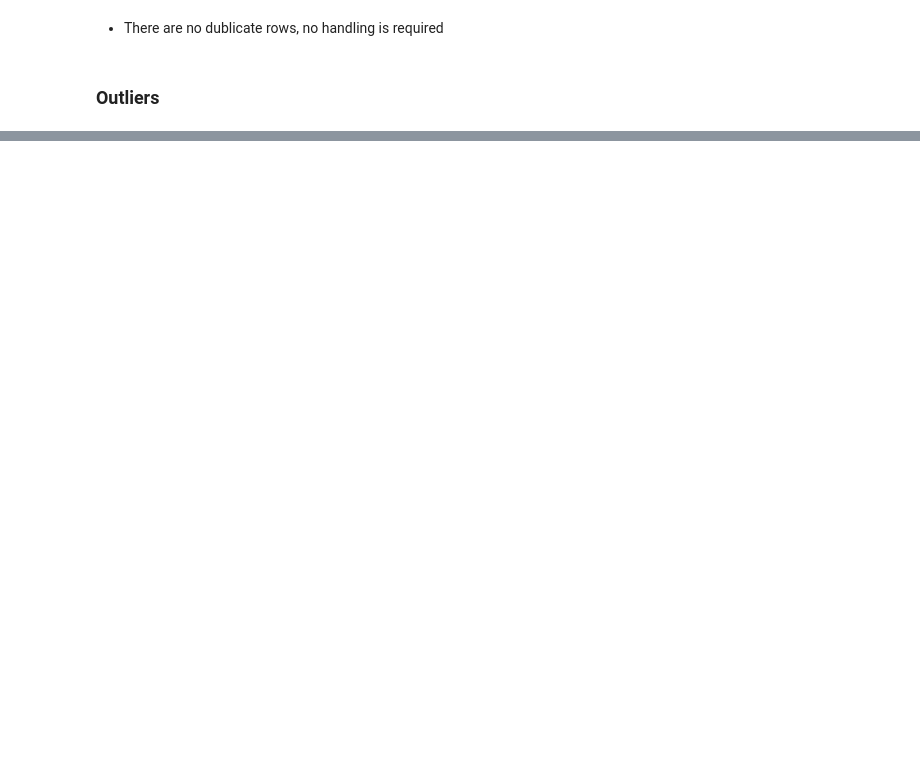
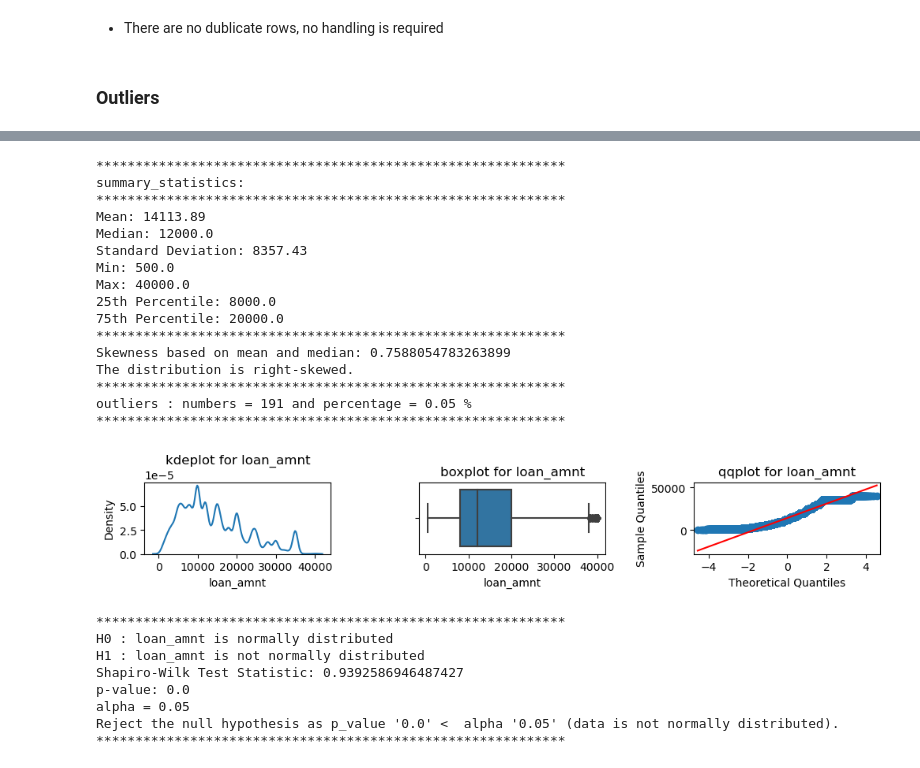
Before and after one commit to UpendraSinghRathore85/ML-Projects-Python, a Jupyter notebook: LogisticRegression/Business Case LoanTap Logistic Regression.ipynb, the cells around one changed output, grey strips where cells are left out. Drawn from its saved outputs; the diff is of its cells as text; code cells hidden in the pictures; blank space fills up the shorter version.

```diff
--- a/LogisticRegression/Business Case LoanTap Logistic Regression.ipynb
+++ b/LogisticRegression/Business Case LoanTap Logistic Regression.ipynb
@@ -295,0 +447,21 @@ df.duplicated().sum()
+# %%
+def test_normality(dataframe, feature, alpha=0.05):
+
+    H0 = f"{feature} is normally distributed"
+    H1 = f"{feature} is not normally distributed"
+
+    print(f"H0 : {H0}")
+    print(f"H1 : {H1}")
+
+    test_statistic, p_value = shapiro(dataframe[feature])
+    print(f"Shapiro-Wilk Test Statistic: {test_statistic}")
+    print(f"p-value: {p_value}")
+
+    # Interpretation
+
+    print(f"alpha = {alpha}")
+
+    if p_value < alpha:
+         print(f"Reject the null hypothesis as p_value '{p_value}' <  alpha '{alpha}' (data is not normally distributed).")
+    else:
+        print(f"Fail to reject the null hypothesis  as p_value '{p_value}' > alpha '{alpha}' (data is normally distributed).")
@@ -295,0 +493,21 @@ df.duplicated().sum()
+# %%
+def summary_statistics_and_distribution(data, feature_name):
+    print(20*'***')
+    print('summary_statistics:')
+    print(20*'***')
+    stats = calculate_summary_statistics(data[feature_name])
+    for key, value in stats.items():
+        print(f"{key}: {value}")
+
+    print(20*'***')
+    skewness_based_on_mean_median(data[feature_name])
+    print(20*'***')
+
+    outliers = detect_outliers_iqr(data, feature_name)
+    print(f'outliers : numbers = {outliers[0]} and percentage = {outliers[1]} %')
+    print(20*'***')
+
+    plot_distributions(data,feature_name)
+    print(20*'***')
+    test_normality(data, feature_name)
+    print(20*'***')
@@ -306,0 +522,29 @@ sns.kdeplot(x='loan_amnt', data=df)
+# %%
+feature_name = 'loan_amnt'
+summary_statistics_and_distribution(df, feature_name)
+# %% [output]
+************************************************************
+summary_statistics:
+************************************************************
+Mean: 14113.89
+Median: 12000.0
+Standard Deviation: 8357.43
+Min: 500.0
+Max: 40000.0
+25th Percentile: 8000.0
+75th Percentile: 20000.0
+************************************************************
+Skewness based on mean and median: 0.7588054783263899
+The distribution is right-skewed.
+************************************************************
+outliers : numbers = 191 and percentage = 0.05 %
+************************************************************
+[figure, added]
+************************************************************
+H0 : loan_amnt is normally distributed
+H1 : loan_amnt is not normally distributed
+Shapiro-Wilk Test Statistic: 0.9392586946487427
+p-value: 0.0
+alpha = 0.05
+Reject the null hypothesis as p_value '0.0' <  alpha '0.05' (data is not normally distributed).
+************************************************************
```
Also changed, not shown: parts of 20 cells of this notebook.
